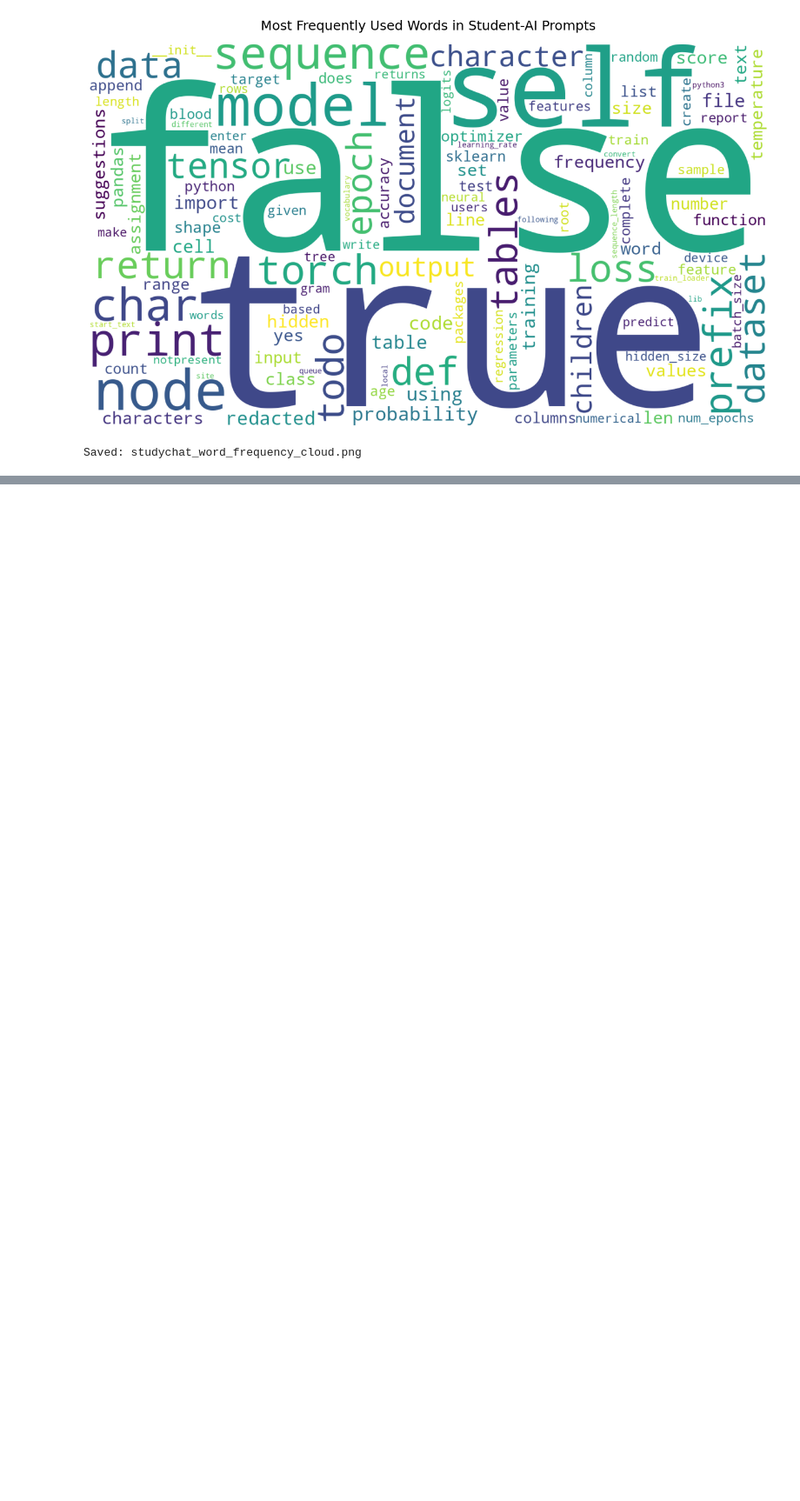
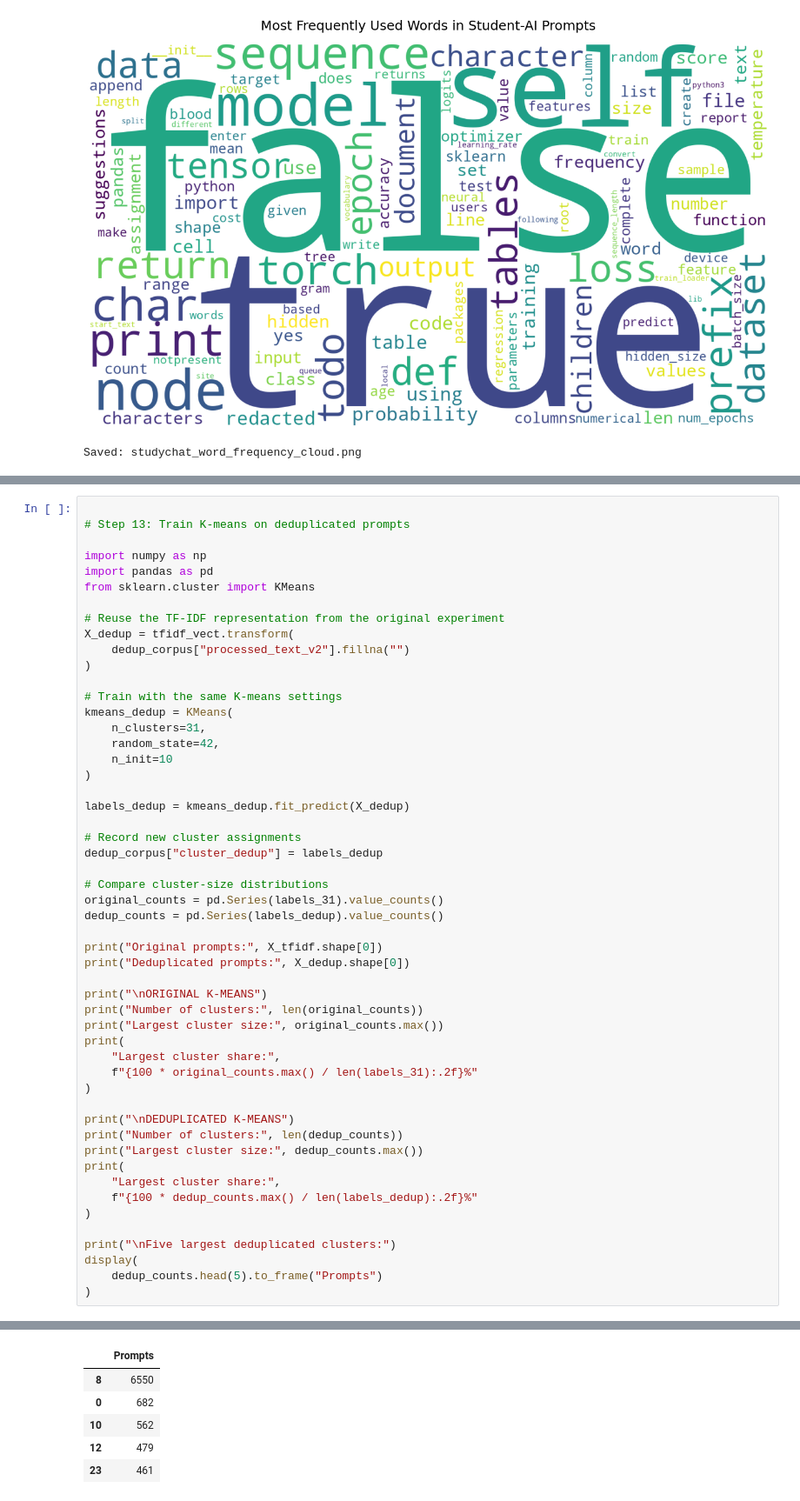
Before and after one commit to papoochu/student-ai-learning-analysis, a Jupyter notebook: notebooks/k_means.ipynb, the cells around one changed output, grey strips where cells are left out. Shown at 87% size. Drawn from its saved outputs; the diff is of its cells as text; blank space fills up the shorter version.

```diff
--- a/notebooks/k_means.ipynb
+++ b/notebooks/k_means.ipynb
@@ -663,0 +713,53 @@ Saved: studychat_word_frequency_cloud.png
+# %%
+
+# Step 13: Train K-means on deduplicated prompts
+
+import numpy as np
+import pandas as pd
+from sklearn.cluster import KMeans
+
+# Reuse the TF-IDF representation from the original experiment
+X_dedup = tfidf_vect.transform(
+    dedup_corpus["processed_text_v2"].fillna("")
+)
+
+# Train with the same K-means settings
+kmeans_dedup = KMeans(
+    n_clusters=31,
+    random_state=42,
+    n_init=10
+)
+
+labels_dedup = kmeans_dedup.fit_predict(X_dedup)
+
+# Record new cluster assignments
+dedup_corpus["cluster_dedup"] = labels_dedup
+
+# Compare cluster-size distributions
+original_counts = pd.Series(labels_31).value_counts()
+dedup_counts = pd.Series(labels_dedup).value_counts()
+
+print("Original prompts:", X_tfidf.shape[0])
+print("Deduplicated prompts:", X_dedup.shape[0])
+
+print("\nORIGINAL K-MEANS")
+print("Number of clusters:", len(original_counts))
+print("Largest cluster size:", original_counts.max())
+print(
+    "Largest cluster share:",
+    f"{100 * original_counts.max() / len(labels_31):.2f}%"
+)
+
+print("\nDEDUPLICATED K-MEANS")
+print("Number of clusters:", len(dedup_counts))
+print("Largest cluster size:", dedup_counts.max())
+print(
+    "Largest cluster share:",
+    f"{100 * dedup_counts.max() / len(labels_dedup):.2f}%"
+)
+
+print("\nFive largest deduplicated clusters:")
+display(
+    dedup_counts.head(5).to_frame("Prompts")
+)
+# %% [output]
@@ -663,0 +780,6 @@ Saved: studychat_word_frequency_cloud.png
+|  | Prompts |
+| 8 | 6550 |
+| 0 | 682 |
+| 10 | 562 |
+| 12 | 479 |
+| 23 | 461 |
```
Also changed, not shown: parts of 6 cells of this notebook.
